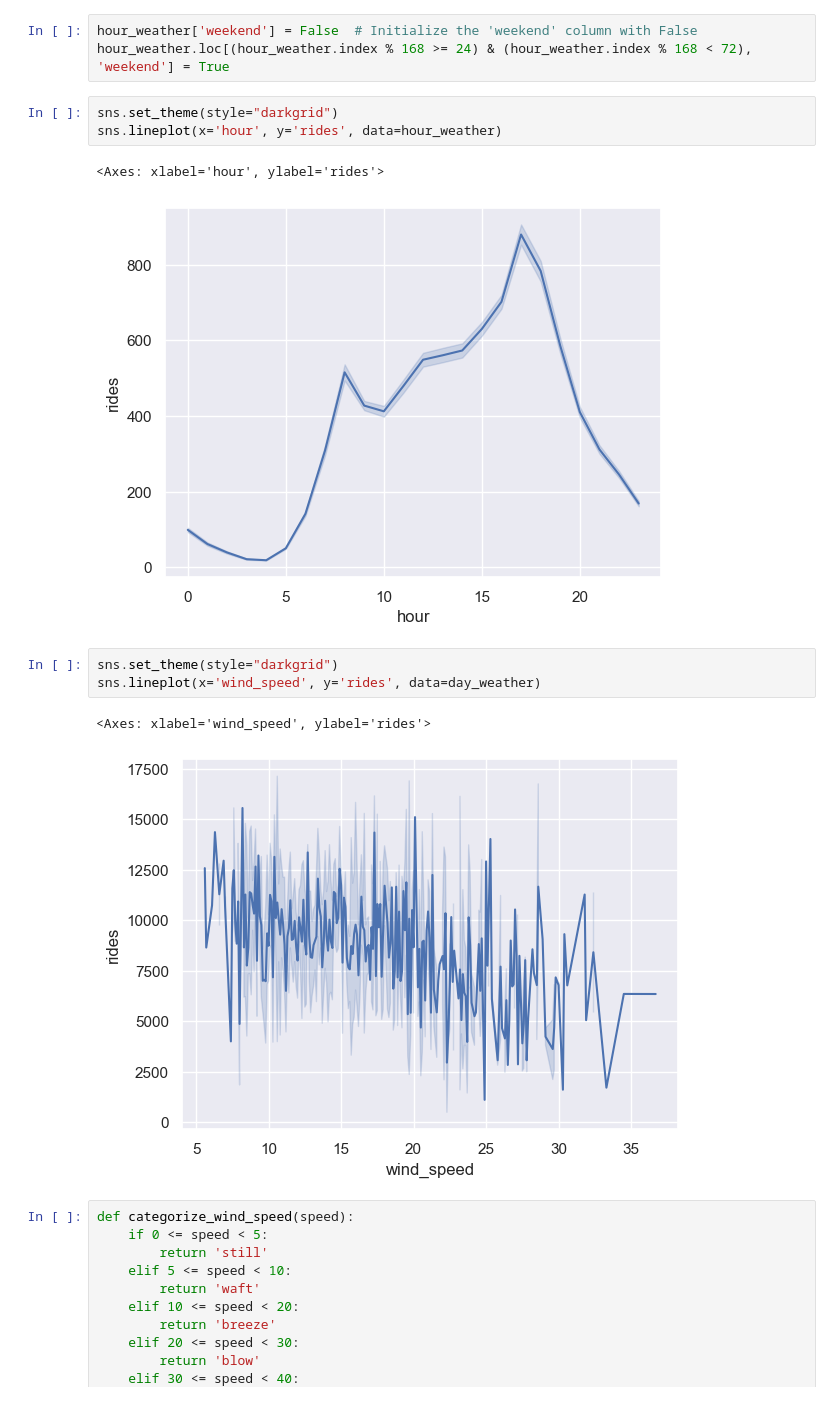
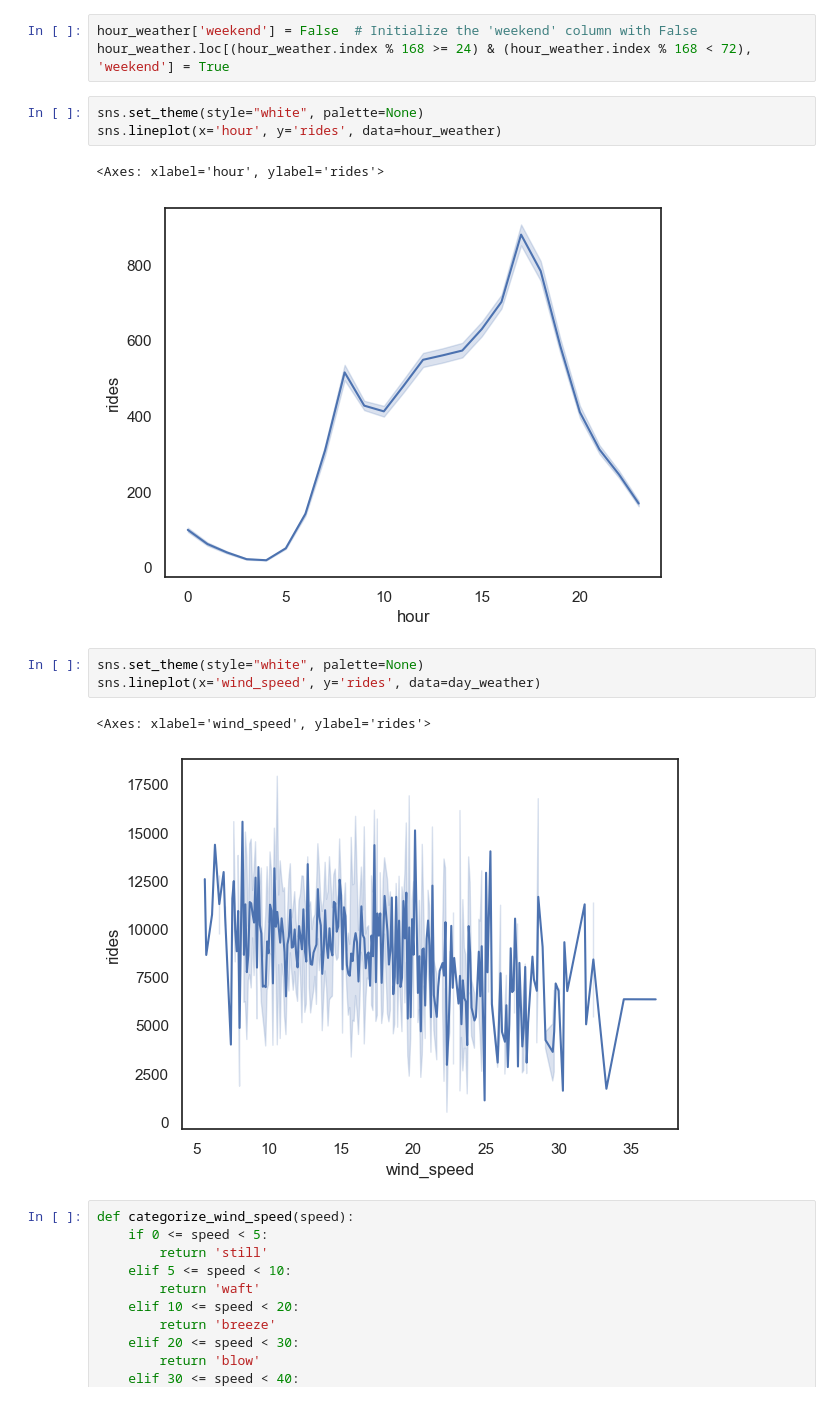
Before and after one commit to Paul-Sabin/Capital-Bikeshare, a Jupyter notebook: Bikeshare EDA.ipynb, the cells around one changed output. Drawn from its saved outputs; the diff is of its cells as text.

```diff
--- a/Bikeshare EDA.ipynb
+++ b/Bikeshare EDA.ipynb
@@ -630,17 +623,17 @@ day_weather.loc[day_weather.index % 7 == 2, 'weekend'] = True
 hour_weather['weekend'] = False  # Initialize the 'weekend' column with False
 hour_weather.loc[(hour_weather.index % 168 >= 24) & (hour_weather.index % 168 < 72), 'weekend'] = True
 # %%
-sns.set_theme(style="darkgrid")
+sns.set_theme(style="white", palette=None)
 sns.lineplot(x='hour', y='rides', data=hour_weather)
 # %% [output]
 <Axes: xlabel='hour', ylabel='rides'>
-[figure, old version]
+[figure, new version]
 # %%
-sns.set_theme(style="darkgrid")
+sns.set_theme(style="white", palette=None)
 sns.lineplot(x='wind_speed', y='rides', data=day_weather)
 # %% [output]
 <Axes: xlabel='wind_speed', ylabel='rides'>
-[figure, old version]
+[figure, new version]
 # %%
 def categorize_wind_speed(speed):
     if 0 <= speed < 5:
```
Also changed, not shown: parts of 8 cells of this notebook, 2 other files.
